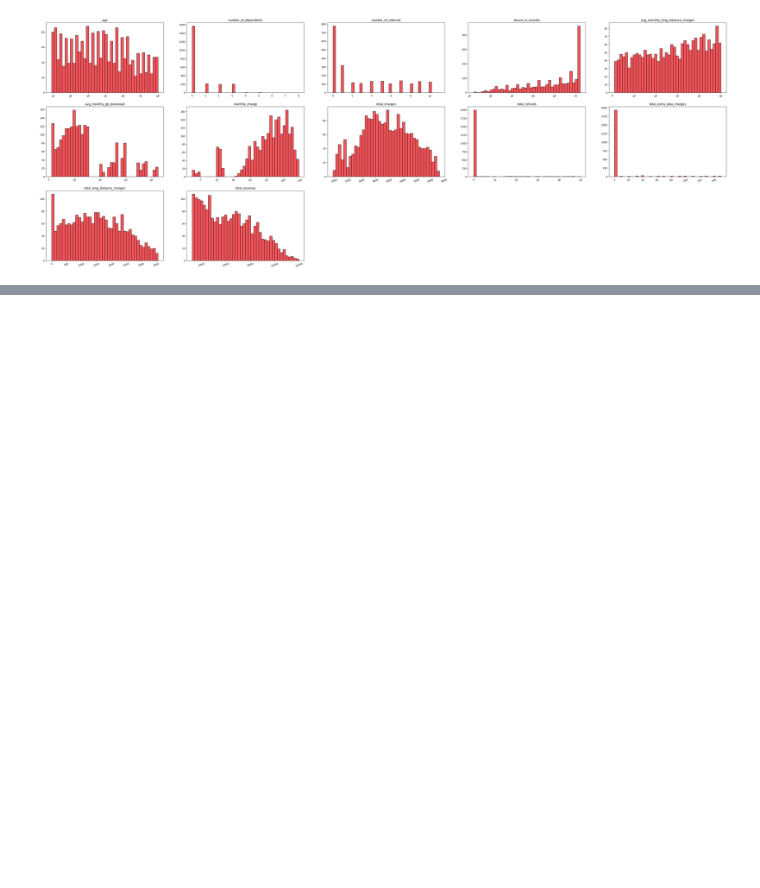
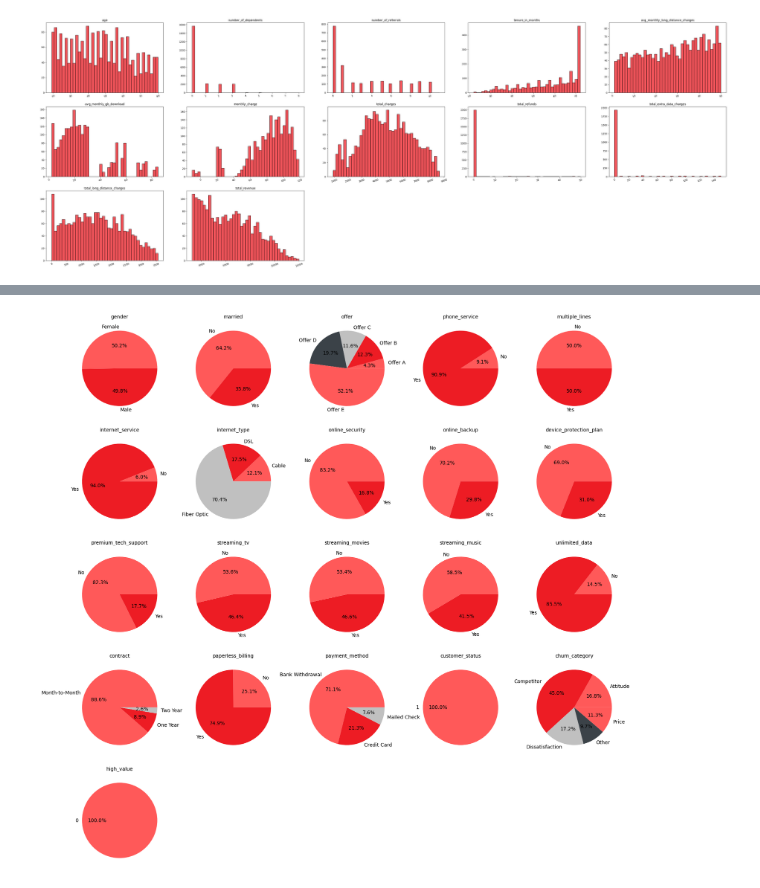
Before and after one commit to arduinto/TelcoChurn, a Jupyter notebook: ChurnTelco.ipynb, the cells around one changed output, grey strips where cells are left out. Saved outputs shown, nothing was run; the diff lists cells and outputs as text; code cells hidden in the pictures; blank space fills up the shorter version.

```diff
--- a/ChurnTelco.ipynb
+++ b/ChurnTelco.ipynb
@@ -208,0 +242,15 @@ for n in _.columns:
+# %%
+cat = [cname for cname in df_churned.columns if df_churned[cname].nunique() < 10 and df_churned[cname].dtype == 'object']
+_ = df_churned[cat]
+
+fig = plt.figure(figsize=(20,20))
+
+i = 1
+for c in _.columns:
+    plt.subplot(5,5,i)
+    ax =df_churned.groupby([c]).size().plot(kind='pie', autopct = '%.1f%%', colors=['#FF5959', '#ED1C24', '#C0C0C0', '#3B4248'])
+    ax.set(xlabel=None, ylabel=None)
+    ax.set_title(str(c), loc='center', fontsize=10)
+    i += 1
+# %% [output]
+[figure, added]
```
Also changed, not shown: parts of 8 cells of this notebook, 3 other files.
